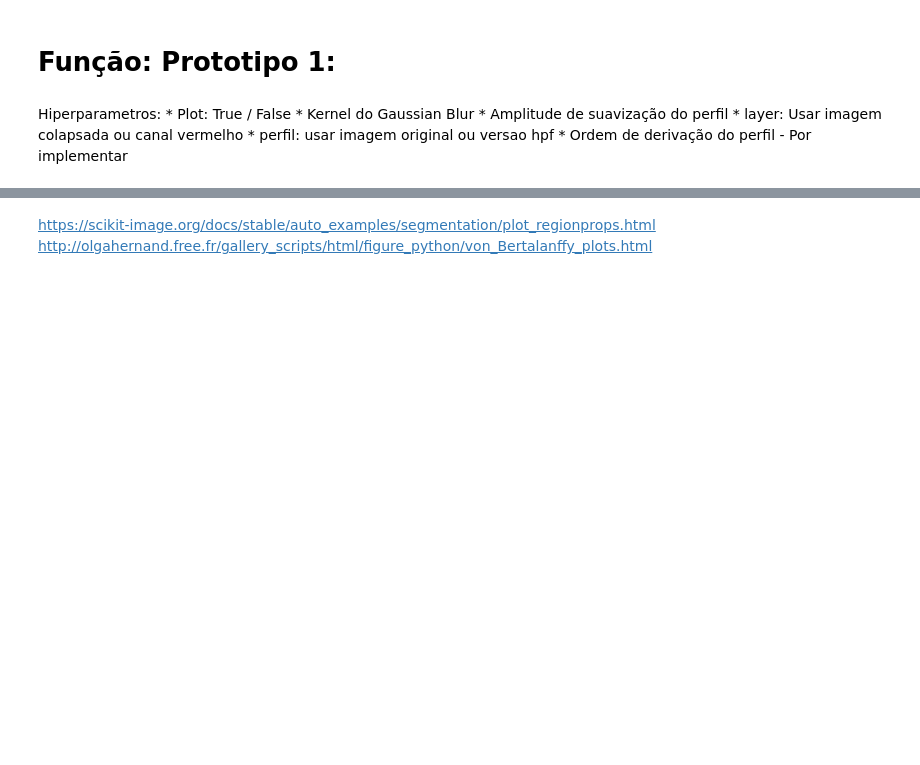
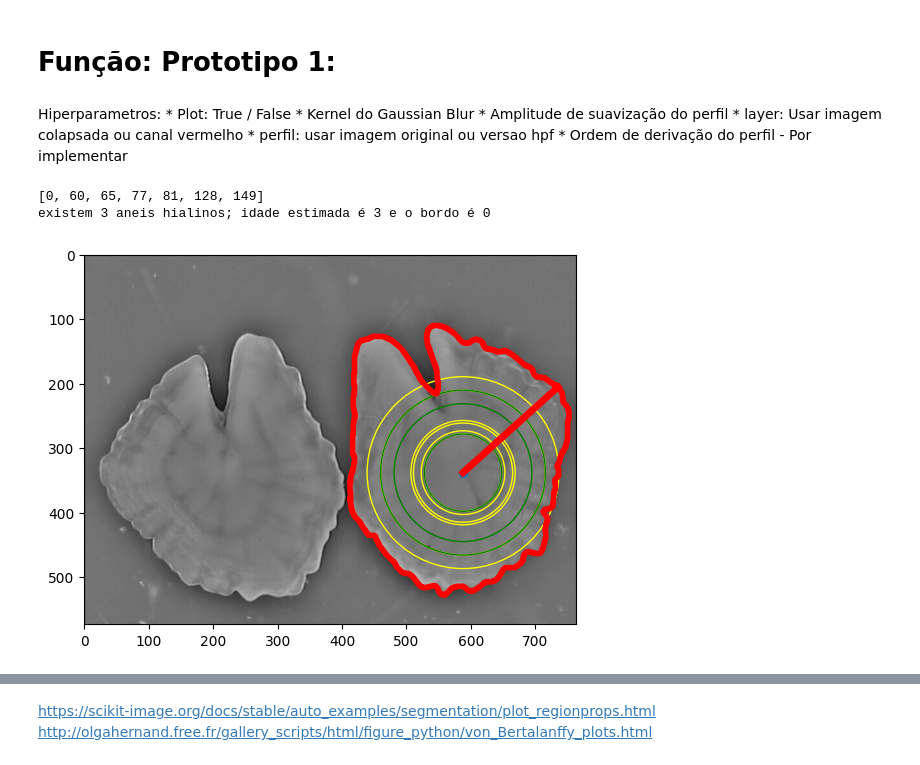
Before and after one commit to AJSRocha/msc_ds_vc, a Jupyter notebook: progress_report.ipynb, the cells around one changed output, grey strips where cells are left out. Drawn from its saved outputs; the diff is of its cells as text; code cells hidden in the pictures; blank space fills up the shorter version.

```diff
--- a/progress_report.ipynb
+++ b/progress_report.ipynb
@@ -274 +305,13 @@ def processador(imagem, plot:bool=True, semester = 'S1', kernel:int = 101, smoot
     #return age, bordo, res[1], diff, nova_diff
+# %%
+temp = processador(io.imread(('photos/bios/'+dados['file'][100])),
+            plot=False,
+            plot_aneis=True,
+            layer = 'raw',
+            perfil = 'hpf',
+            kernel = 151,
+            smooth = 40)
+# %% [output]
+[0, 60, 65, 77, 81, 128, 149]
+existem 3 aneis hialinos; idade estimada é 3 e o bordo é 0
+[figure, added]
```
Also changed, not shown: parts of 4 cells of this notebook, 2 other files.
